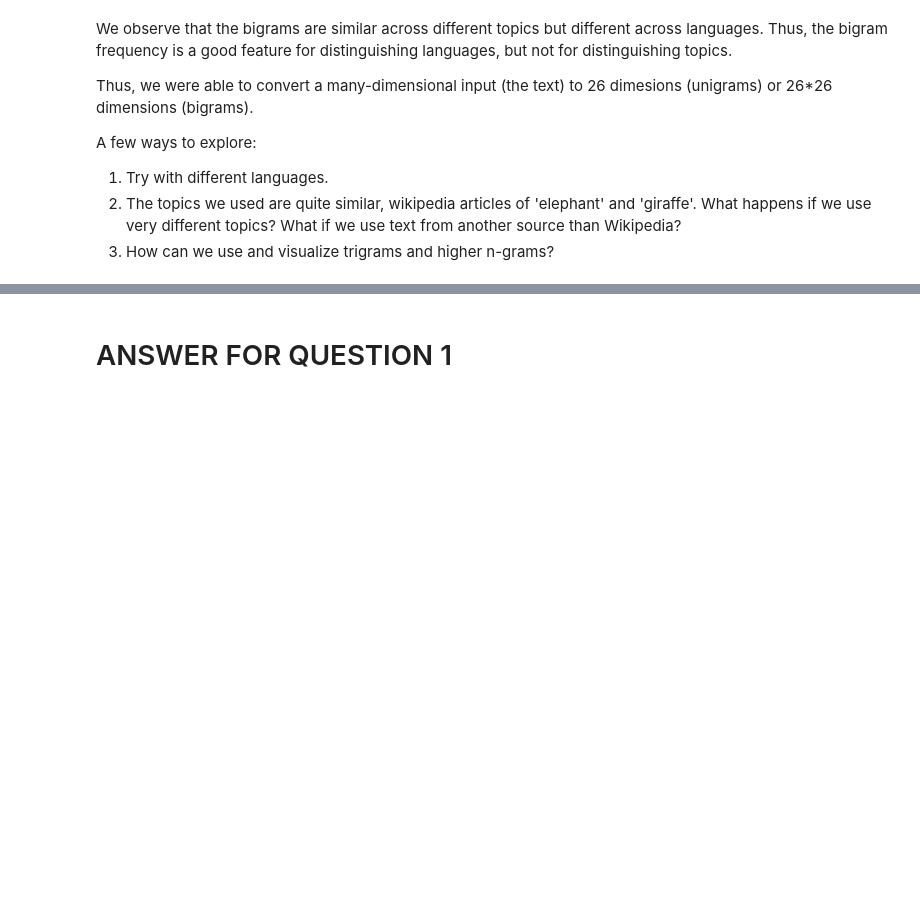
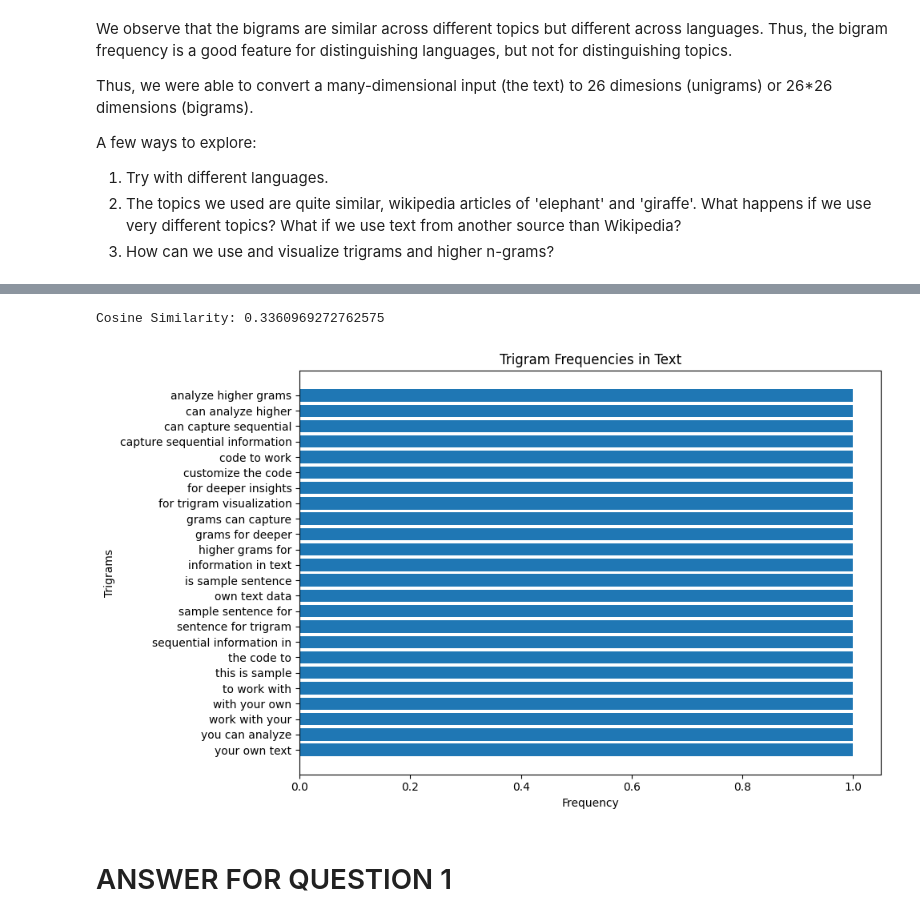
Before and after one commit to Radhaanjaiah/Bandi_Naresh., a Jupyter notebook: Module_01_Lab_01_Features.ipynb, the cells around one changed output, grey strips where cells are left out. Drawn from its saved outputs; the diff is of its cells as text; code cells hidden in the pictures; blank space fills up the shorter version.

```diff
--- a/Module_01_Lab_01_Features.ipynb
+++ b/Module_01_Lab_01_Features.ipynb
@@ -382,3 +252,71 @@ LookupError: ignored
+# %%
+# 2.The topics we used are quite similar, wikipedia articles of 'elephant' and 'giraffe'. What happens if we use very different topics? What if we use text from another source than Wikipedia?
+
+from sklearn.feature_extraction.text import TfidfVectorizer
+from sklearn.metrics.pairwise import cosine_similarity
+
+# Sample texts (replace with your own texts)
+text1 = "Text about space exploration."
+text2 = "Text about baking recipes."
+
+# Create TF-IDF vectorizer
+tfidf_vectorizer = TfidfVectorizer()
+
+# Fit and transform the texts
+tfidf_matrix = tfidf_vectorizer.fit_transform([text1, text2])
+
+# Calculate cosine similarity
+similarity = cosine_similarity(tfidf_matrix[0], tfidf_matrix[1])
+
+print(f"Cosine Similarity: {similarity[0][0]}")
+# %% [output]
+Cosine Similarity: 0.3360969272762575
+# %%
+# 3.How can we use and visualize trigrams and higher n-grams?
+
+from sklearn.feature_extraction.text import CountVectorizer
+import matplotlib.pyplot as plt
+
+# Sample text data (replace with your own text or a list of documents)
+text_data = [
+    "This is a sample sentence for trigram visualization.",
+    "N-grams can capture sequential information in text.",
+    "You can analyze higher n-grams for deeper insights.",
+    "Customize the code to work with your own text data.",
+]
+
+# Initialize a CountVectorizer for trigrams (n=3)
+vectorizer = CountVectorizer(ngram_range=(3, 3))
+
+# Fit and transform the text data
+X = vectorizer.fit_transform(text_data)
+
+# Get the feature names (trigrams)
+feature_names = vectorizer.get_feature_names_out()
+
+# Sum the counts of each trigram across all documents
+trigram_frequencies = X.sum(axis=0).A1
+
+# Create a dictionary to store trigram frequencies
+trigram_freq_dict = dict(zip(feature_names, trigram_frequencies))
+
+# Sort trigrams by frequency in descending order
+sorted_trigrams = sorted(trigram_freq_dict.items(), key=lambda x: x[1], reverse=True)
+
+# Extract trigrams and frequencies
+trigrams, frequencies = zip(*sorted_trigrams)
+
+# Visualize trigram frequencies (bar chart)
+plt.figure(figsize=(10, 6))
+plt.barh(trigrams, frequencies)
+plt.xlabel('Frequency')
+plt.ylabel('Trigrams')
+plt.title('Trigram Frequencies in Text')
+plt.gca().invert_yaxis()
+plt.tight_layout()
+plt.show()
+# %% [output]
+[figure, added]
 # %% [markdown]
 # ANSWER FOR QUESTION 1
 # %%
```
Also changed, not shown: parts of 11 cells of this notebook.
